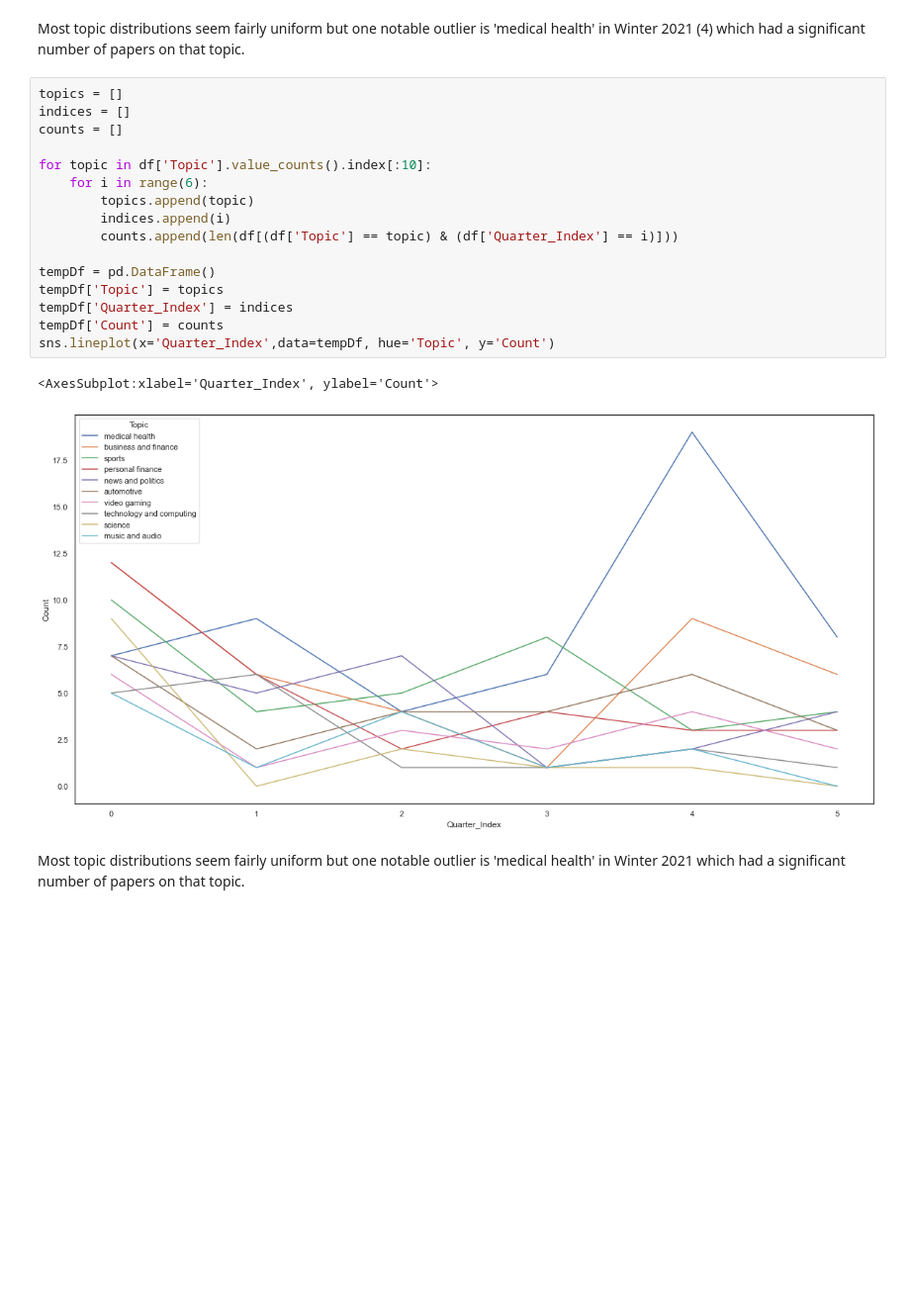
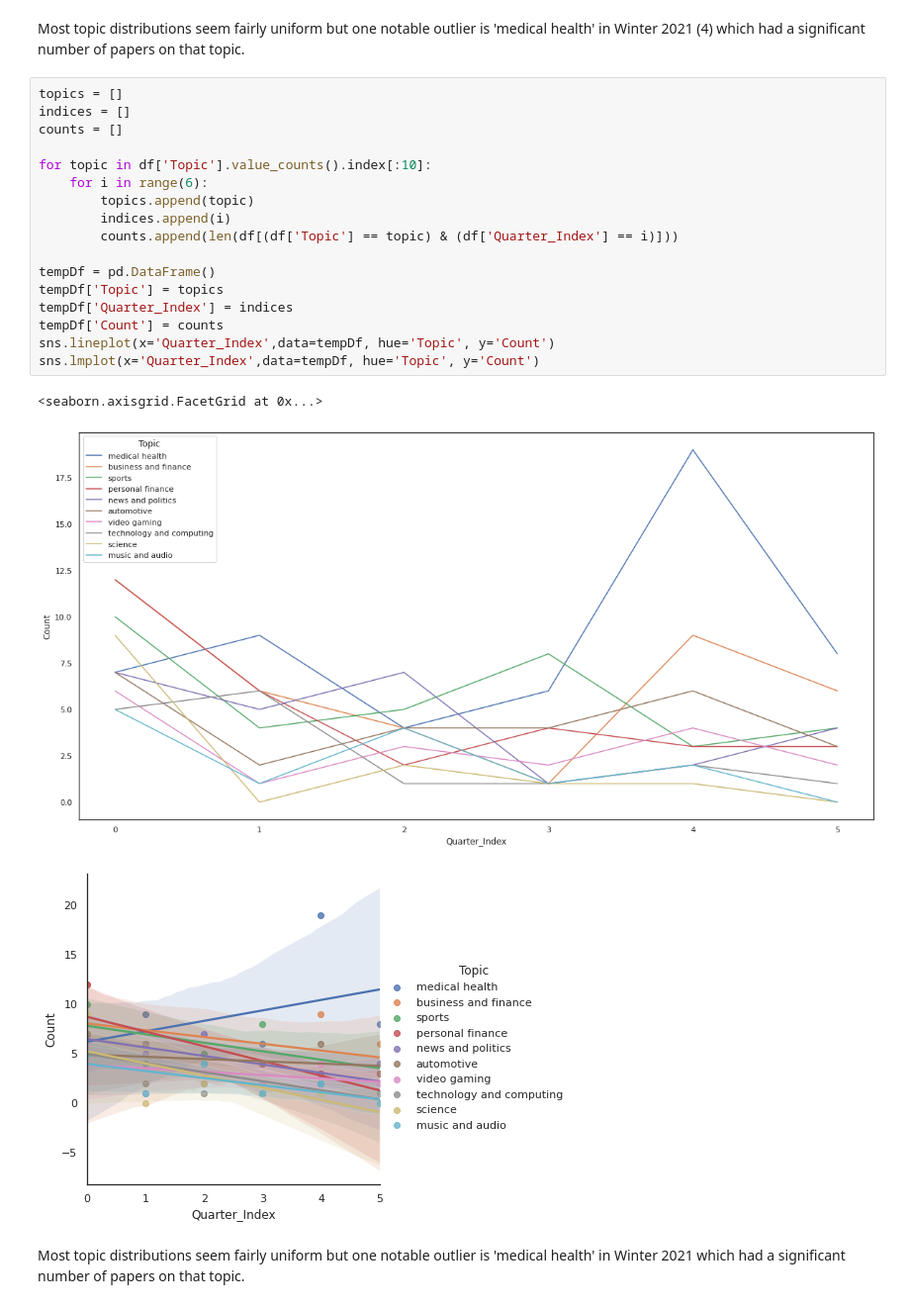
Before and after one commit to jchung01/COGS108-Project-Copy, a Jupyter notebook: EDACheckpointGroup096-Fa21.ipynb, the cells around one changed output. Shown at 99% size. Saved outputs shown, nothing was run; the diff lists cells and outputs as text; blank space fills up the shorter version.

```diff
--- a/EDACheckpointGroup096-Fa21.ipynb
+++ b/EDACheckpointGroup096-Fa21.ipynb
@@ -186,22 +191,24 @@ Most topic distributions seem fairly uniform but one notable outlier is 'medical
 # %%
 topics = []
 indices = []
 counts = []
 
 for topic in df['Topic'].value_counts().index[:10]:
     for i in range(6):
         topics.append(topic)
         indices.append(i)
         counts.append(len(df[(df['Topic'] == topic) & (df['Quarter_Index'] == i)]))
 
 tempDf = pd.DataFrame()
 tempDf['Topic'] = topics
 tempDf['Quarter_Index'] = indices
 tempDf['Count'] = counts
 sns.lineplot(x='Quarter_Index',data=tempDf, hue='Topic', y='Count')
+sns.lmplot(x='Quarter_Index',data=tempDf, hue='Topic', y='Count')
 # %% [output]
-<AxesSubplot:xlabel='Quarter_Index', ylabel='Count'>
+<seaborn.axisgrid.FacetGrid at 0x...>
-[figure, old version]
+[figure, new version]
+[figure, added]
 # %% [markdown]
 Most topic distributions seem fairly uniform but one notable outlier is 'medical health' in Winter 2021 which had a significant number of papers on that topic.
 # %% [markdown]
```
Also changed, not shown: parts of 9 cells of this notebook.
